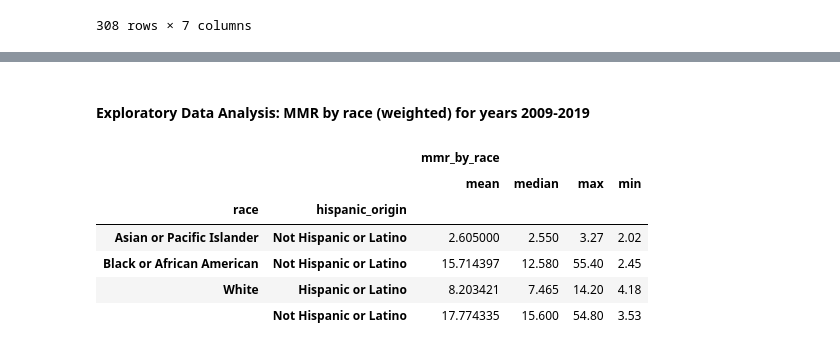
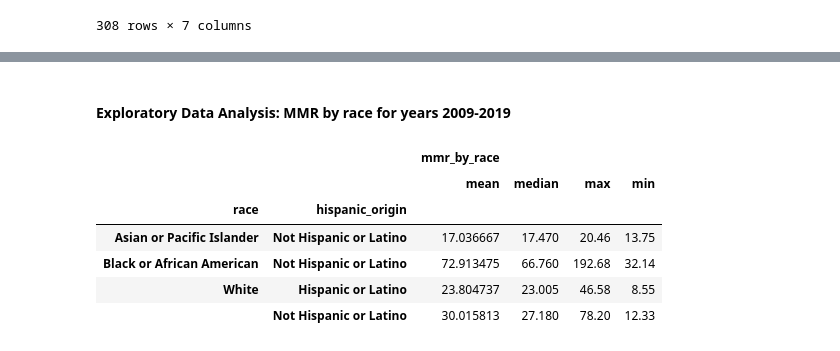
Before and after one commit to abpuccini/maternal-mortality-project, a Jupyter notebook: ETL/ETL-process/Edit_CDC_MMR_Race_P3.ipynb, the cells around one changed output, grey strips where cells are left out. Saved outputs shown, nothing was run; the diff lists cells and outputs as text; code cells hidden in the pictures.

```diff
--- a/ETL/ETL-process/Edit_CDC_MMR_Race_P3.ipynb
+++ b/ETL/ETL-process/Edit_CDC_MMR_Race_P3.ipynb
@@ -236,0 +168,4 @@ Length: 388, dtype: float64
+# %%
+# maternal deaths / births for same period * 100000
+ratio_straight = round((MMR_race_df["deaths_by_race"] / MMR_race_df["births_by_race"]) * 100000, 2)
+ratio_straight
@@ -237,7 +185,7 @@ Length: 388, dtype: float64
 # %%
 # add ratio as a column to our df
 
-MMR_race_df["mmr_by_race"] = ratio
+MMR_race_df["mmr_by_race"] = ratio_straight
 MMR_race_df.head()
 
 # reorder columns
@@ -259,12 +227,14 @@ MMR_race_final_df.head()
 # %% [markdown]
-#### Exploratory Data Analysis: MMR by race (weighted) for years 2009-2019
+#### Exploratory Data Analysis: MMR by race for years 2009-2019
 # %%
-MMR_race_final_df.groupby(["race", "hispanic_origin"]).agg({"mmr_by_race":["mean", "median", "max", "min"]})
+# viewing MMR by race
+group_by = MMR_race_final_df.groupby(["race", "hispanic_origin"]).agg({"mmr_by_race":["mean", "median", "max", "min"]})
+group_by
 # %% [output]
 |  |  | mmr_by_race |  |  |  |
 |  |  | mean | median | max | min |
 | race | hispanic_origin |  |  |  |  |
-| Asian or Pacific Islander | Not Hispanic or Latino | 2.605000 | 2.550 | 3.27 | 2.02 |
-| Black or African American | Not Hispanic or Latino | 15.714397 | 12.580 | 55.40 | 2.45 |
-| White | Hispanic or Latino | 8.203421 | 7.465 | 14.20 | 4.18 |
-|  | Not Hispanic or Latino | 17.774335 | 15.600 | 54.80 | 3.53 |
+| Asian or Pacific Islander | Not Hispanic or Latino | 17.036667 | 17.470 | 20.46 | 13.75 |
+| Black or African American | Not Hispanic or Latino | 72.913475 | 66.760 | 192.68 | 32.14 |
+| White | Hispanic or Latino | 23.804737 | 23.005 | 46.58 | 8.55 |
+|  | Not Hispanic or Latino | 30.015813 | 27.180 | 78.20 | 12.33 |
```
Also changed, not shown: parts of 24 cells of this notebook.
